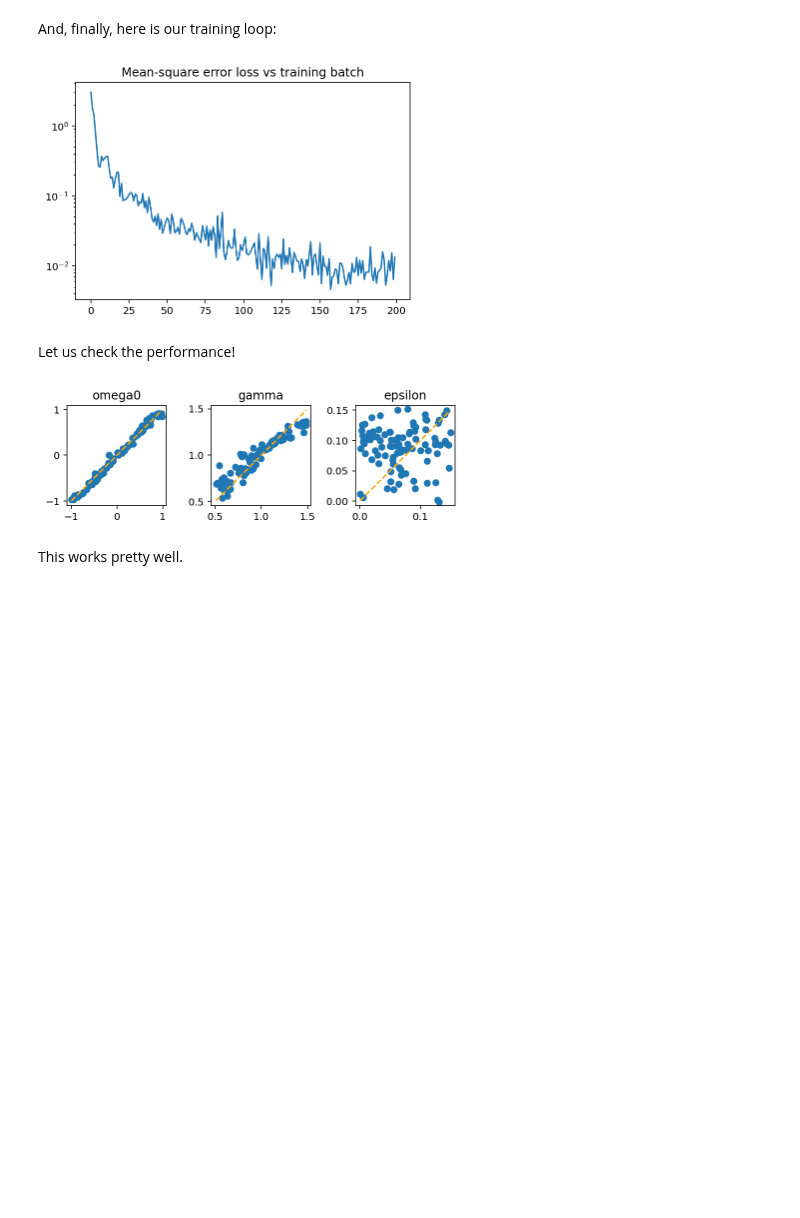
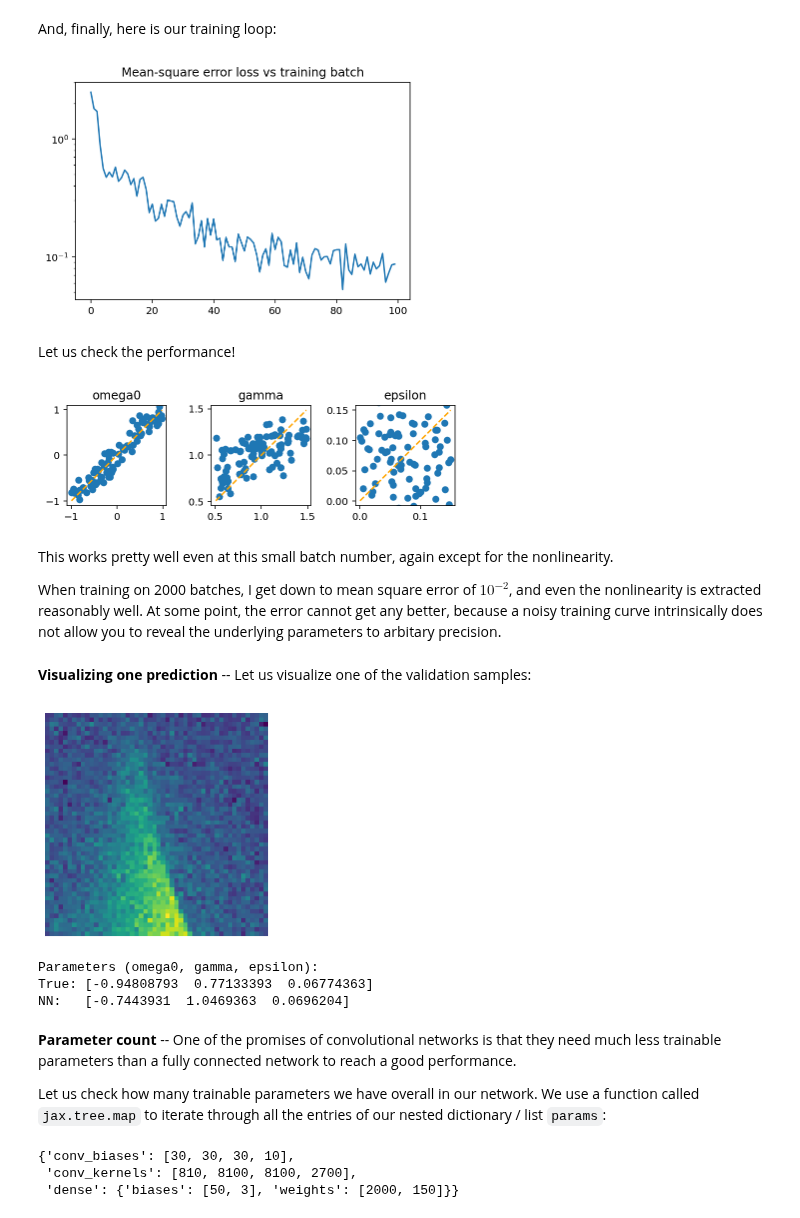
Before and after one commit to FlorianMarquardt/MachineLearningThreeEasyLessons, a Jupyter notebook: 2024_09_Trieste_Duffing_Example.ipynb, the cells around one changed output. Saved outputs shown, nothing was run; the diff lists cells and outputs as text; code cells hidden in the pictures; blank space fills up the shorter version.

````diff
--- a/2024_09_Trieste_Duffing_Example.ipynb
+++ b/2024_09_Trieste_Duffing_Example.ipynb
@@ -720,13 +726,14 @@ We also prepare some parameters for the training loop.
 num_training_batches = 100
 batchsize = 16
 
+# parameters for the training batches:
 value_ranges = [[-1.,1.],[0.5,1.5],[0.0,0.15]] # omega0, gamma, epsilon
-noise_strength = 0.0
+noise_strength = 0.5
 omega_range = 4.0 # sweep -omega_range..+omega_range
 t_end = 200.0 # duration of frequency sweep
 nsteps = 400 # time steps for solving dynamics in sweep
 low_force = 0.1 # force sweep range
-high_force = 1.0
+high_force = 2.0
 
 losses=[]
 # %% [markdown]
@@ -758,7 +765,7 @@ plt.yscale( "log" )
 plt.title("Mean-square error loss vs training batch")
 plt.show()
 # %% [output]
-[figure, old version]
+[figure, new version]
 # %% [markdown]
 Let us check the performance!
 # %%
@@ -783,6 +790,34 @@ for idx, label in enumerate(["omega0","gamma","epsilon"]):
     ax[idx].set_aspect(1.0)
 fig.tight_layout()
 # %% [output]
-[figure, old version]
+[figure, new version]
 # %% [markdown]
-This works pretty well.
+This works pretty well even at this small batch number, again except for the nonlinearity.
+
+When training on 2000 batches, I get down to mean square error of $10^{-2}$, and even the nonlinearity is extracted reasonably well. At some point, the error cannot get any better, because a noisy training curve intrinsically does not allow you to reveal the underlying parameters to arbitary precision.
+# %% [markdown]
+**Visualizing one prediction** -- Let us visualize one of the validation samples:
+# %%
+idx=5 # sample index
+plt.matshow( x[idx,0] )
+plt.axis('off')
+plt.show()
+print("Parameters (omega0, gamma, epsilon):")
+print(f"True: {y_target[idx]}")
+print(f"NN:   {y[idx]}")
+# %% [output]
+[figure, added]
+Parameters (omega0, gamma, epsilon):
+True: [-0.94808793  0.77133393  0.06774363]
+NN:   [-0.7443931  1.0469363  0.0696204]
+# %% [markdown]
+**Parameter count** -- One of the promises of convolutional networks is that they need much less trainable parameters than a fully connected network to reach a good performance.
+
+Let us check how many trainable parameters we have overall in our network. We use a function called ```jax.tree.map``` to iterate through all the entries of our nested dictionary / list ```params```:
+# %%
+import math
+jax.tree.map(lambda z: math.prod(jnp.shape(z)), params)
+# %% [output]
+{'conv_biases': [30, 30, 30, 10],
+ 'conv_kernels': [810, 8100, 8100, 2700],
+ 'dense': {'biases': [50, 3], 'weights': [2000, 150]}}
````
Also changed, not shown: parts of 10 cells of this notebook.
